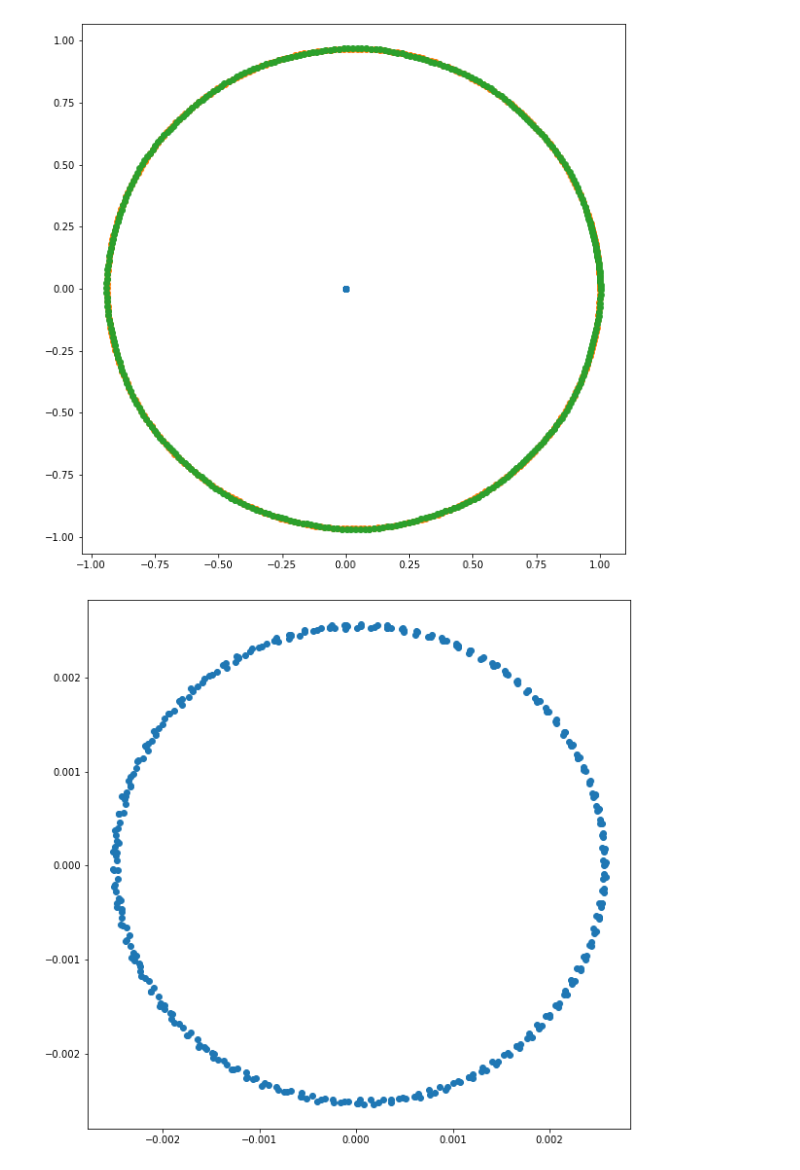
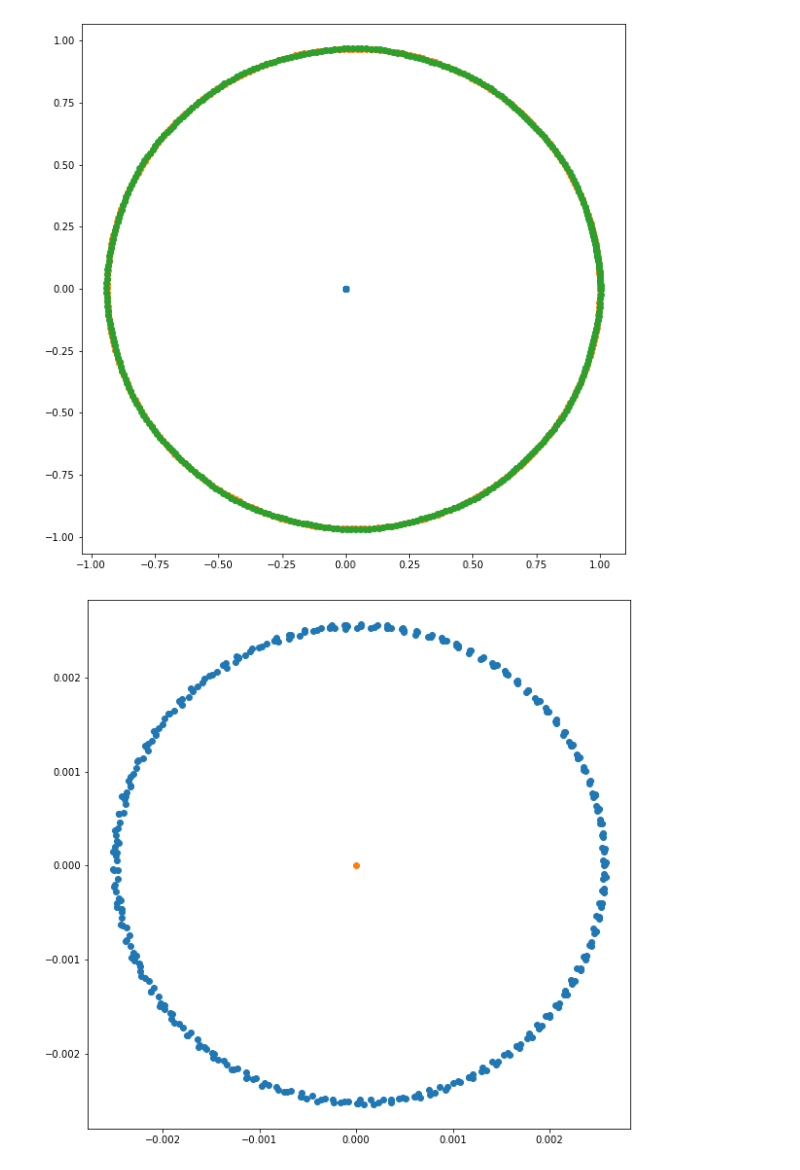
Before and after one commit to JannisZeller/stellarflow, a Jupyter notebook: testing_class.ipynb, the cells around one changed output. Cells and saved outputs as stored; diff of their text form; code cells hidden in the pictures.

```diff
--- a/testing_class.ipynb
+++ b/testing_class.ipynb
@@ -171,7 +161,8 @@ x_diff = x_moon - x_earth
 # %%
 import matplotlib.pyplot as plt
 plt.figure(figsize=(10, 10))
 plt.scatter(x_diff[:, 0], x_diff[:, 1])
+plt.scatter(0, 0)
 plt.show()
 # %% [output]
-[figure, old version]
+[figure, new version]
```
Also changed, not shown: parts of 13 cells of this notebook.
